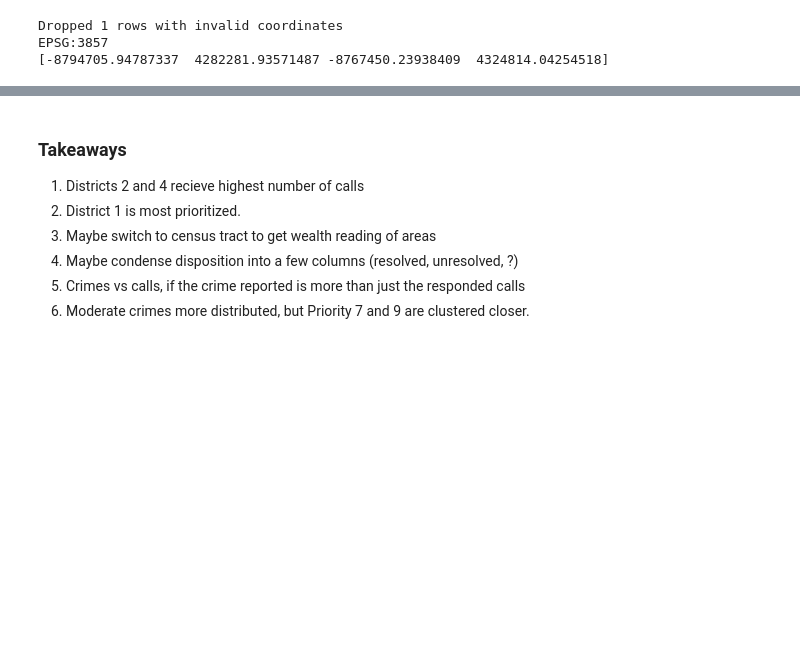
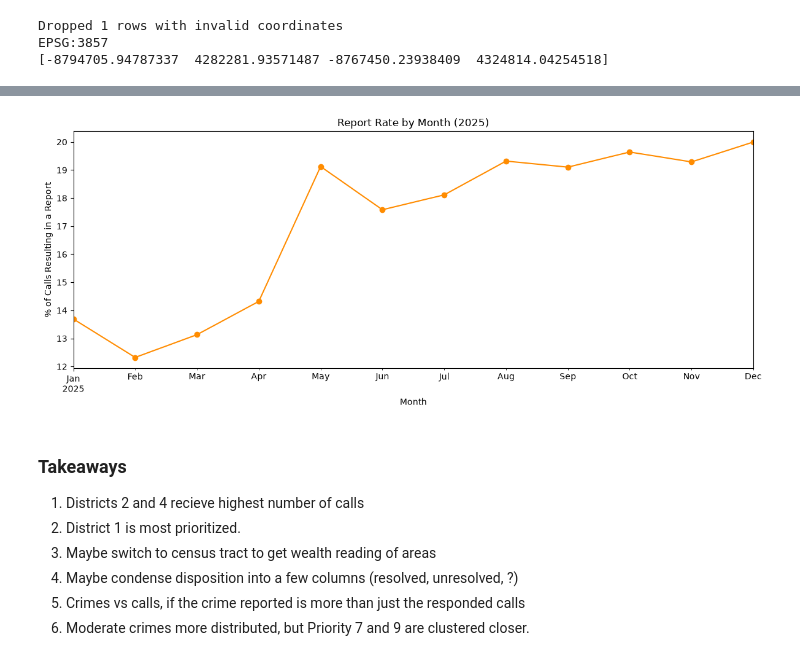
Before and after one commit to colbyrobbins/data-storytelling-project, a Jupyter notebook: notebooks/preliminary-eda-colby.ipynb, the cells around one changed output, grey strips where cells are left out. Cells and saved outputs as stored; diff of their text form; code cells hidden in the pictures; blank space fills up the shorter version.

```diff
--- a/notebooks/preliminary-eda-colby.ipynb
+++ b/notebooks/preliminary-eda-colby.ipynb
@@ -312,3 +406,15 @@ plt.show()
+# %%
+monthly['report_rate'] = monthly['total_reports'] / monthly['total_calls'] * 100
+
+fig, ax = plt.subplots(figsize=(12, 5))
+monthly['report_rate'].plot(ax=ax, marker='o', color='darkorange')
+ax.set_title('Report Rate by Month (2025)')
+ax.set_ylabel('% of Calls Resulting in a Report')
+ax.set_xlabel('Month')
+plt.tight_layout()
+plt.show()
+# %% [output]
+[figure, added]
 # %% [markdown]
 ### Takeaways
 1. Districts 2 and 4 recieve highest number of calls
```
Also changed, not shown: parts of 6 cells of this notebook, 2 other files.
